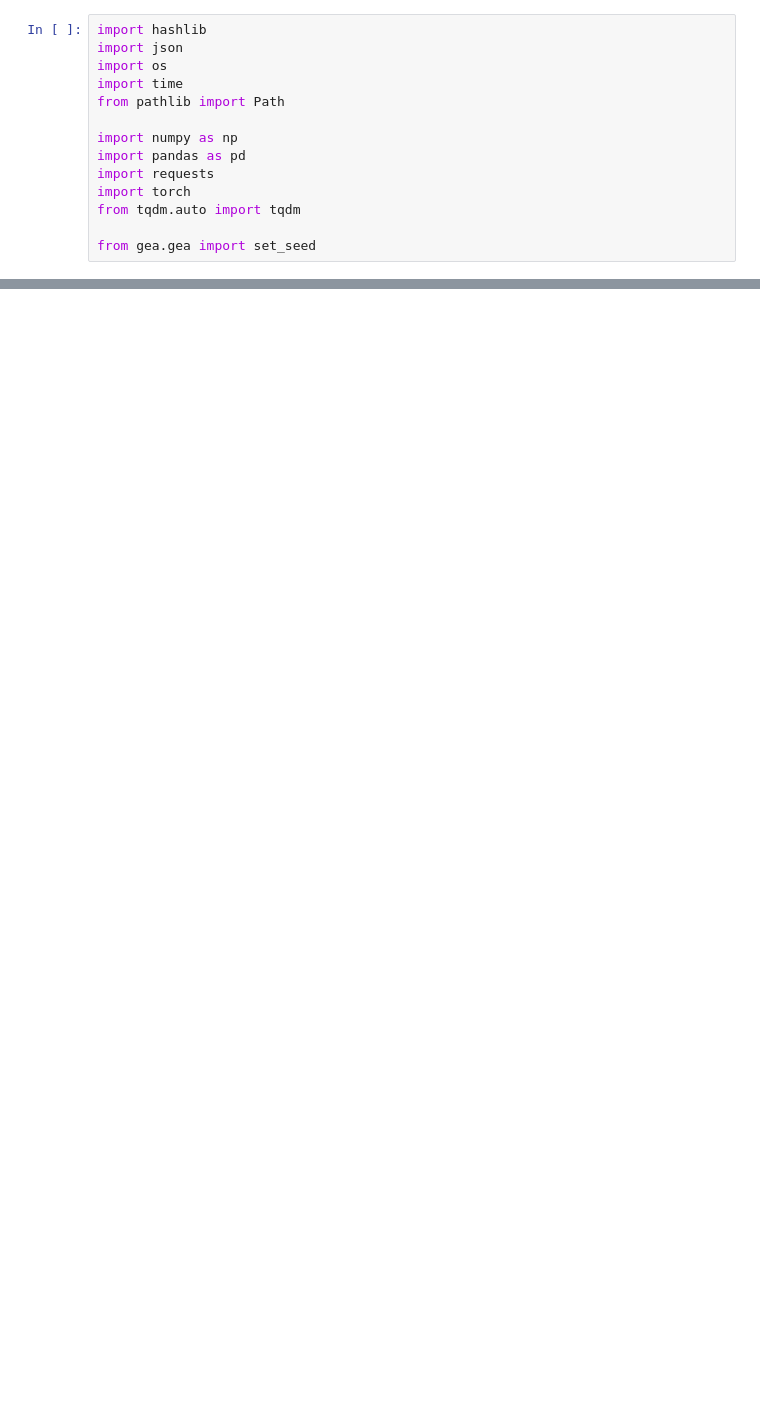
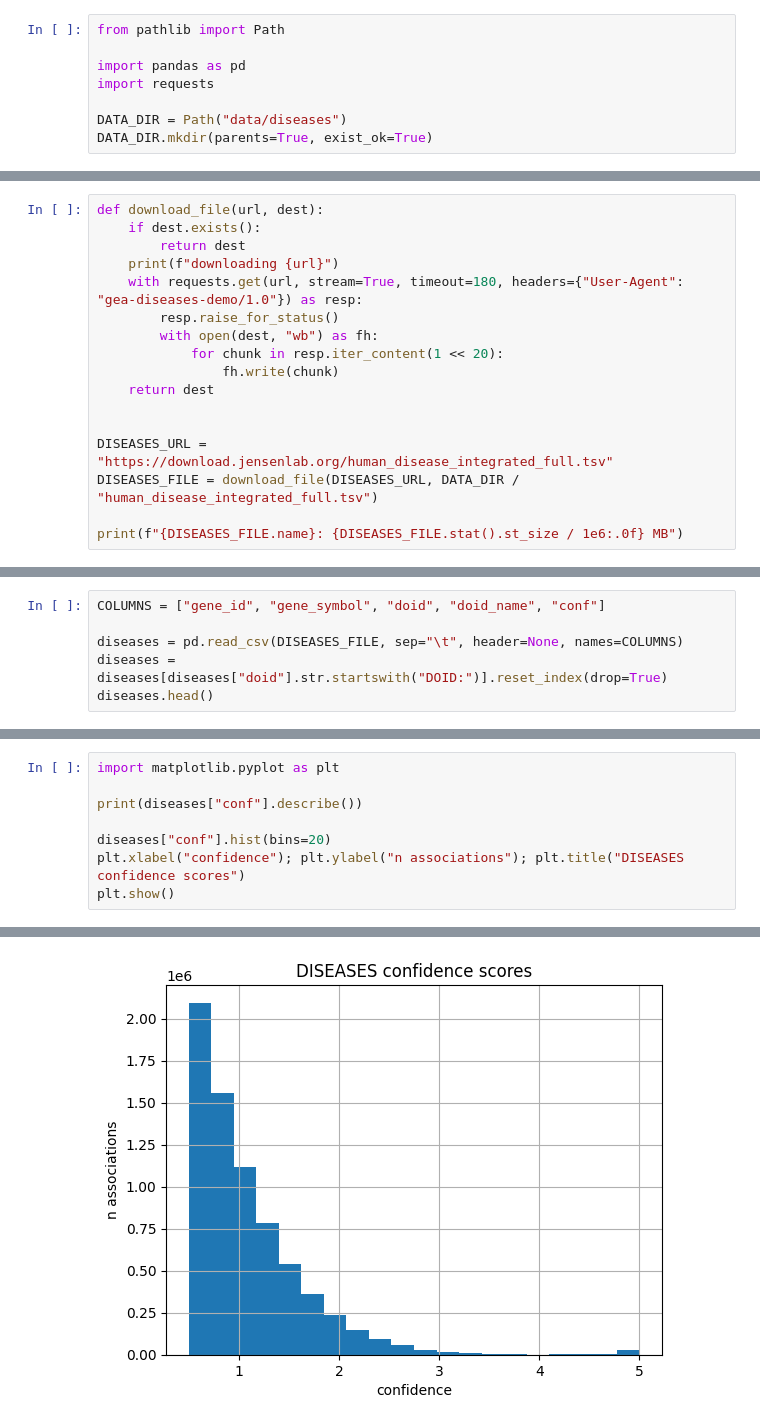
Before and after one commit to Multiomics-Analytics-Group/gea, a Jupyter notebook: docs/tutorial/demo-diseases.ipynb, the cells around one changed output, grey strips where cells are left out. Saved outputs shown, nothing was run; the diff lists cells and outputs as text; blank space fills up the shorter version.

Commit message:
:memo: build STRING + DISEASES networks

```diff
--- a/docs/tutorial/demo-diseases.ipynb
+++ b/docs/tutorial/demo-diseases.ipynb
@@ -16,14 +20,8 @@ This notebook is used as a demo of GEA's framework on building explainability ou
 # %%
-import hashlib
-import json
-import os
-import time
 from pathlib import Path
 
-import numpy as np
 import pandas as pd
 import requests
-import torch
-from tqdm.auto import tqdm
 
-from gea.gea import set_seed
+DATA_DIR = Path("data/diseases")
+DATA_DIR.mkdir(parents=True, exist_ok=True)
@@ -31,0 +34,17 @@ ModuleNotFoundError: No module named 'hdbscan'
+# %%
+def download_file(url, dest):
+    if dest.exists():
+        return dest
+    print(f"downloading {url}")
+    with requests.get(url, stream=True, timeout=180, headers={"User-Agent": "gea-diseases-demo/1.0"}) as resp:
+        resp.raise_for_status()
+        with open(dest, "wb") as fh:
+            for chunk in resp.iter_content(1 << 20):
+                fh.write(chunk)
+    return dest
+
+
+DISEASES_URL = "https://download.jensenlab.org/human_disease_integrated_full.tsv"
+DISEASES_FILE = download_file(DISEASES_URL, DATA_DIR / "human_disease_integrated_full.tsv")
+
+print(f"{DISEASES_FILE.name}: {DISEASES_FILE.stat().st_size / 1e6:.0f} MB")
@@ -31,0 +57,6 @@ ModuleNotFoundError: No module named 'hdbscan'
+# %%
+COLUMNS = ["gene_id", "gene_symbol", "doid", "doid_name", "conf"]
+
+diseases = pd.read_csv(DISEASES_FILE, sep="\t", header=None, names=COLUMNS)
+diseases = diseases[diseases["doid"].str.startswith("DOID:")].reset_index(drop=True)
+diseases.head()
@@ -31,0 +89,9 @@ ModuleNotFoundError: No module named 'hdbscan'
+# %%
+import matplotlib.pyplot as plt
+
+print(diseases["conf"].describe())
+
+diseases["conf"].hist(bins=20)
+plt.xlabel("confidence"); plt.ylabel("n associations"); plt.title("DISEASES confidence scores")
+plt.show()
+# %% [output]
@@ -31,0 +107 @@ ModuleNotFoundError: No module named 'hdbscan'
+[figure, added]
```
Also changed, not shown: parts of 64 cells of this notebook.
